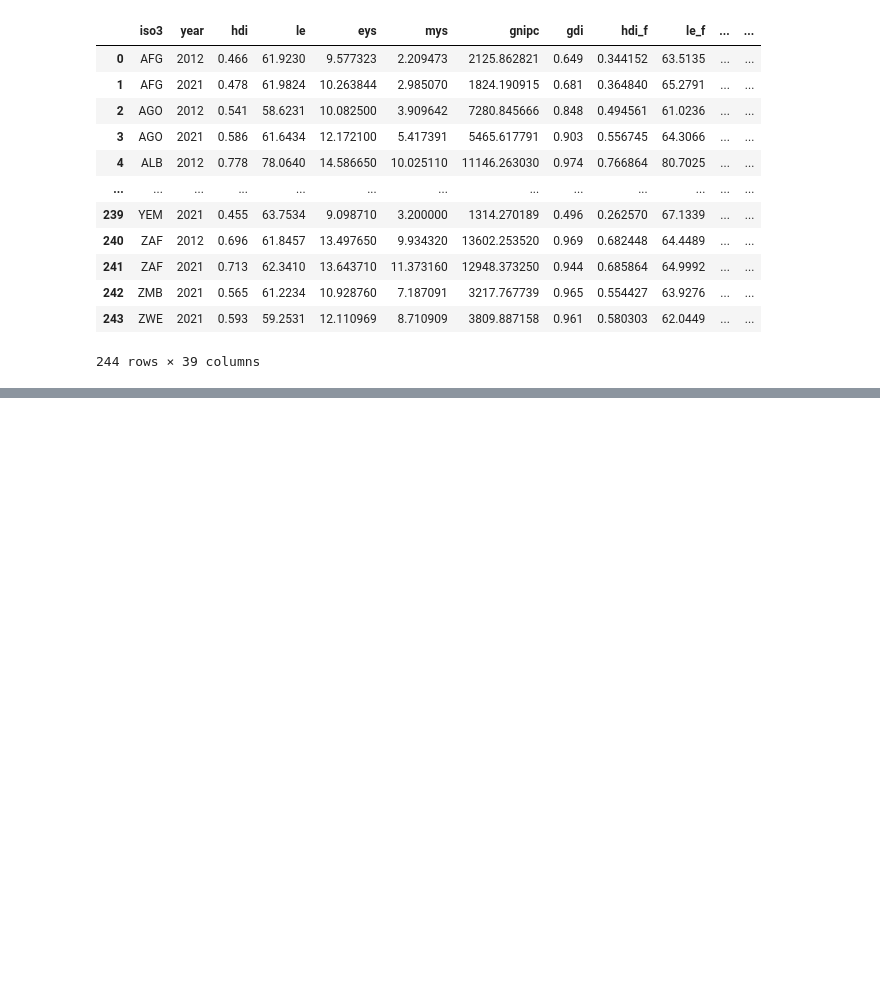
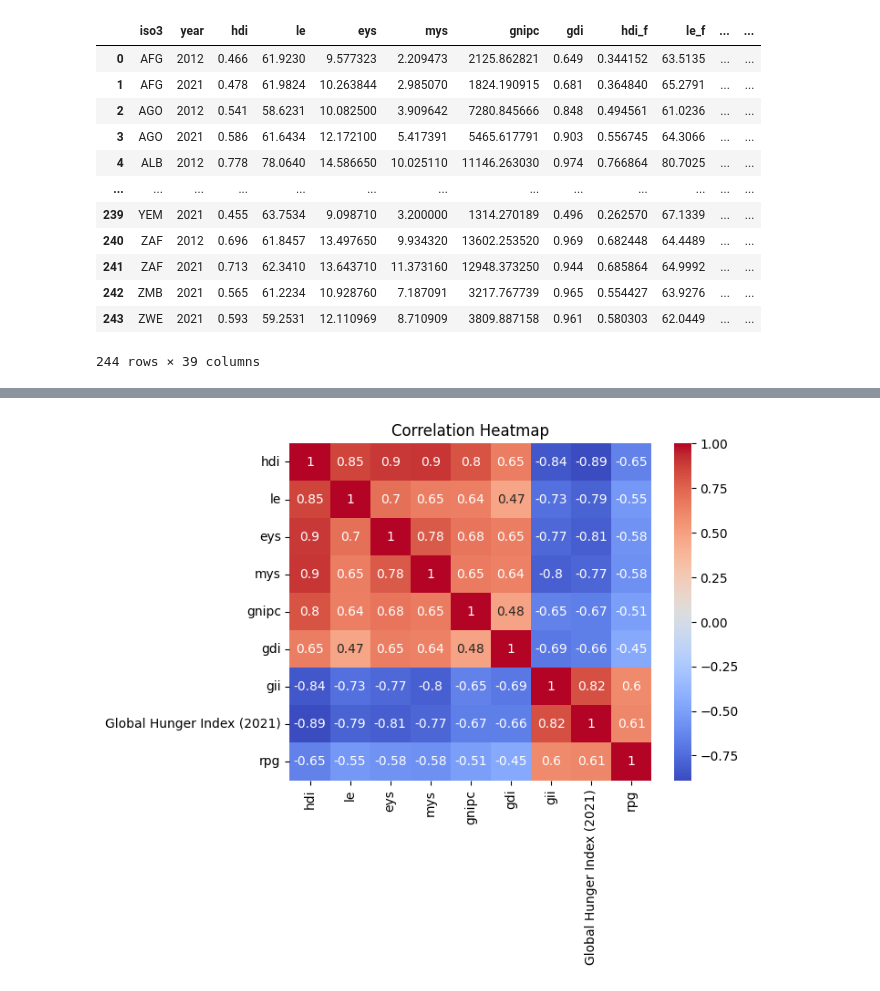
Before and after one commit to HITW-lewagon/HITW, a Jupyter notebook: raw_data.ipynb, the cells around one changed output, grey strips where cells are left out. Drawn from its saved outputs; the diff is of its cells as text; code cells hidden in the pictures; blank space fills up the shorter version.

```diff
--- a/raw_data.ipynb
+++ b/raw_data.ipynb
@@ -207,0 +242,16 @@ X_with_sub_region
+# %%
+anos = [2012,2021]
+df_rpg = {
+    'iso3':[],
+    'year':[],
+    'rpg':[]
+}
+
+for i in rural_growth.iterrows():
+    for ano in anos:
+        df_rpg['iso3'].append(i[1]['Country Code'])
+        df_rpg['year'].append(ano)
+        df_rpg['rpg'].append(i[1][f'{ano}'])
+
+df_rpg = pd.DataFrame(df_rpg)
+df_rpg
@@ -207,0 +272,4 @@ X_with_sub_region
+# %%
+X_combined = X_with_sub_region.merge(df_rpg ,left_on=['iso3', 'year'], right_on=['iso3', 'year'], how= 'inner')
+# %%
+X_combined.drop(columns=['code_3'], inplace=True)
@@ -207,0 +278,27 @@ X_with_sub_region
+# %%
+anos = [2012,2021]
+df_fpi = {
+    'iso3':[],
+    'year':[],
+    'fpi':[]
+}
+
+for i in rural_growth.iterrows():
+    for ano in anos:
+        df_fpi['iso3'].append(i[1]['Country Code'])
+        df_fpi['year'].append(ano)
+        df_fpi['fpi'].append(i[1][f'{ano}'])
+
+df_fpi = pd.DataFrame(df_fpi)
+df_fpi
+# avaliar inputer (sugestao do prof gui kmeans)
+
+X_combined_fpi_rpg = X_combined.merge(df_fpi ,left_on=['iso3', 'year'], right_on=['iso3', 'year'], how= 'inner')
+# %%
+subset = X_combined_fpi_rpg[['hdi', 'le', 'eys', 'mys', 'gnipc', 'gdi', 'gii','Global Hunger Index (2021)', 'rpg']]
+corr_matrix = subset.corr()
+sns.heatmap(corr_matrix, annot=True, cmap='coolwarm')
+plt.title('Correlation Heatmap')
+plt.show()
+# %% [output]
+[figure, added]
```
Also changed, not shown: parts of 6 cells of this notebook, 3 other files.
